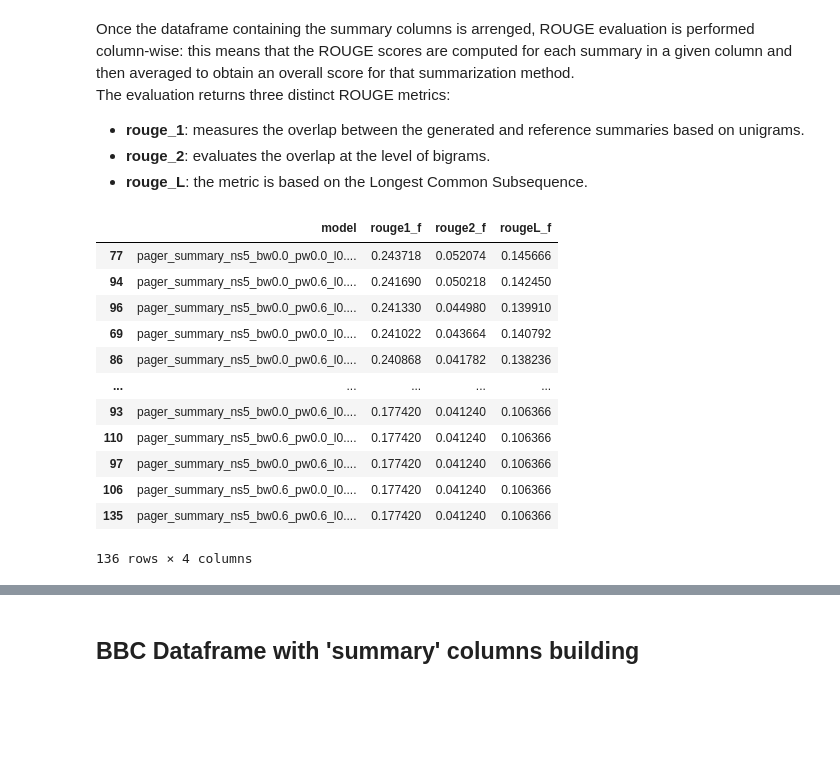
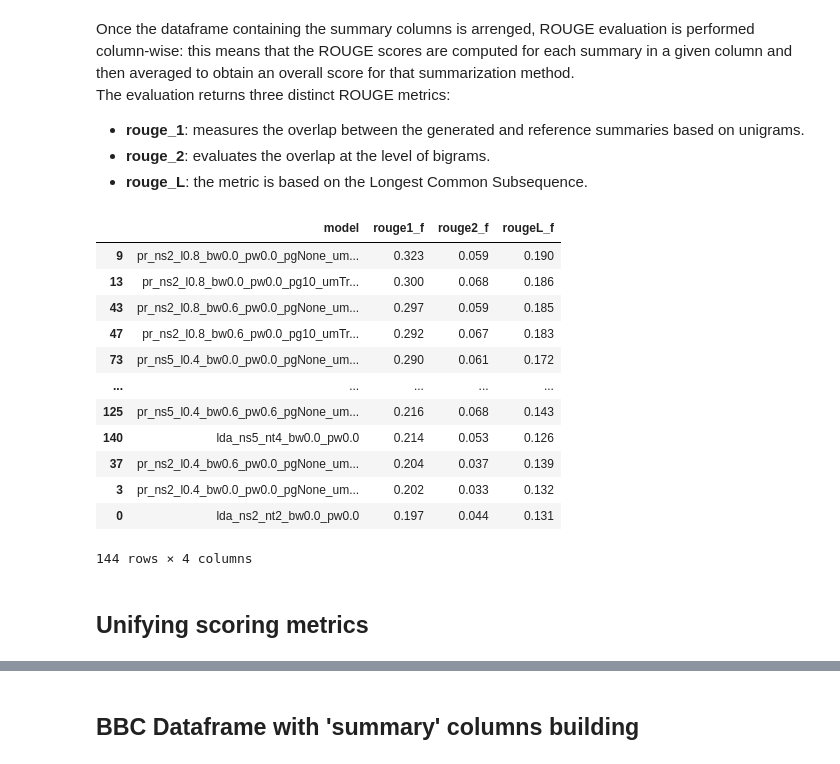
Before and after one commit to mkdib1/text-summarization, a Jupyter notebook: cnn_rouge_tun.ipynb, the cells around one changed output, grey strips where cells are left out. Cells and saved outputs as stored; diff of their text form; code cells hidden in the pictures; blank space fills up the shorter version.

```diff
--- a/cnn_rouge_tun.ipynb
+++ b/cnn_rouge_tun.ipynb
@@ -121,4 +208,4 @@ Despite row data can be found here https://github.com/google-deepmind/rc-data ,
 # %%
 df_cnn = pd.read_csv(cnn_path, sep=",", usecols=['article', 'highlights']) # cnn df read
 df_cnn = df_cnn.rename(columns={'article': 'news', 'highlights': 'ref_summary'}) # col rename
-df_cnn = df_cnn.sample(frac=0.05, random_state=123) # Using 5% of the rows for sustainable tuningg
+df_cnn = df_cnn.sample(frac=0.01, random_state=123) # Using 5% of the rows for sustainable tuningg
@@ -124,0 +214,4 @@ df_cnn = df_cnn.sample(frac=0.05, random_state=123) # Using 5% of the rows for s
+# %%
+df_cnn_cln = clean_fulltext_column(df_cnn, column='news')
+df_cnn_cln = clean_ref_summary_column(df_cnn, column='ref_summary')
+df_cnn_cln
@@ -133,30 +237,30 @@ The procedure returns a pandas.DataFrame containing, for each iteration of hyper
 tqdm.pandas()
 
 # Grid search using custom-defined parameter values
-b_ws = [0.0, 0.6]
-p_ws = [0.0, 0.6]
-lambda_param = [0.2, 0.8]
 num_sent = [2, 5]
-num_top = [2, 4]
+num_topic = [2, 4]
+bonus_weights = [0.0, 0.6]
+penalty_weights = [0.0, 0.6]
+lamb_list = [0.4, 0.8]
 pgs = [None, 10]
 models = [None, model]
 use_mmr = [True, False]
 
+# LDA
 for num in num_sent:
-    for n_t in num_top:
-        for b_w in b_ws:
-            for p_w in p_ws:
-                # LDA
+    for n_t in num_topic:
+        for b_w in bonus_weights:
+            for p_w in penalty_weights:
                 lda_func = partial(build_lda_summary, nlp, num_s=num, nt=n_t, stop_words=all_stopwords, bonus_weight=b_w, penalty_weight=p_w)
-                df_cnn[f'lda_summary_ns{num}_nt{n_t}_bw{b_w}_pw{p_w}'] = df_cnn.progress_apply(lda_func, axis=1)
+                df_cnn_cln[f'lda_ns{num}_nt{n_t}_bw{b_w}_pw{p_w}'] = df_cnn_cln.progress_apply(lda_func, axis=1)
 
                 # Pagerank-MMR
-                for lmbd in lambda_param:
+                for lmbd in lamb_list:
                     for pg in pgs:
                         for mod in models:
                             for um in use_mmr:
                                 pager_func = partial(build_pager_summary, nlp, pg=pg, num_s=num, lmbd_p=lmbd, stop_words=all_stopwords, bonus_weight=b_w, penalty_weight=p_w, model=mod, use_mmr=um)
-                                df_cnn[f'pager_summary_ns{num}_bw{b_w}_pw{p_w}_l{lmbd}_pg{pg}_mod{mod}_um{um}'] = df_cnn.progress_apply(pager_func, axis=1)
+                                df_cnn_cln[f'pr_ns{num}_l{lmbd}_bw{b_w}_pw{p_w}_pg{pg}_um{um}_mod{mod}'] = df_cnn_cln.progress_apply(pager_func, axis=1)
 # %% [markdown]
 ## ROUGE computing
 # %% [markdown]
@@ -167,21 +271,23 @@ The evaluation returns three distinct ROUGE metrics:
 * **rouge_2**: evaluates the overlap at the level of bigrams.<br>
 * **rouge_L**: the metric is based on the Longest Common Subsequence.
 # %%
-prediction_cols = [col for col in df_cnn.columns if col.startswith('lda_summary') or col.startswith('pager_summary')]
-df_rouge = compute_rouge_multiple_columns(df_cnn, prediction_cols)
+prediction_cols = [col for col in df_cnn_cln.columns if col.startswith('lda') or col.startswith('pr')]
+df_rouge = compute_rouge_multiple_columns(df_cnn_cln, prediction_cols)
+df_rouge
 # df_rouge.to_csv('Data/results/rouge_scores.csv', sep=";", index=False) # results df writing
-df_rouge
 # %% [output]
 |  | model | rouge1_f | rouge2_f | rougeL_f |
-| 77 | pager_summary_ns5_bw0.0_pw0.0_l0.... | 0.243718 | 0.052074 | 0.145666 |
-| 94 | pager_summary_ns5_bw0.0_pw0.6_l0.... | 0.241690 | 0.050218 | 0.142450 |
-| 96 | pager_summary_ns5_bw0.0_pw0.6_l0.... | 0.241330 | 0.044980 | 0.139910 |
-| 69 | pager_summary_ns5_bw0.0_pw0.0_l0.... | 0.241022 | 0.043664 | 0.140792 |
-| 86 | pager_summary_ns5_bw0.0_pw0.6_l0.... | 0.240868 | 0.041782 | 0.138236 |
+| 9 | pr_ns2_l0.8_bw0.0_pw0.0_pgNone_um... | 0.323 | 0.059 | 0.190 |
+| 13 | pr_ns2_l0.8_bw0.0_pw0.0_pg10_umTr... | 0.300 | 0.068 | 0.186 |
+| 43 | pr_ns2_l0.8_bw0.6_pw0.0_pgNone_um... | 0.297 | 0.059 | 0.185 |
+| 47 | pr_ns2_l0.8_bw0.6_pw0.0_pg10_umTr... | 0.292 | 0.067 | 0.183 |
+| 73 | pr_ns5_l0.4_bw0.0_pw0.0_pgNone_um... | 0.290 | 0.061 | 0.172 |
 | ... | ... | ... | ... | ... |
-| 93 | pager_summary_ns5_bw0.0_pw0.6_l0.... | 0.177420 | 0.041240 | 0.106366 |
-| 110 | pager_summary_ns5_bw0.6_pw0.0_l0.... | 0.177420 | 0.041240 | 0.106366 |
-| 97 | pager_summary_ns5_bw0.0_pw0.6_l0.... | 0.177420 | 0.041240 | 0.106366 |
-| 106 | pager_summary_ns5_bw0.6_pw0.0_l0.... | 0.177420 | 0.041240 | 0.106366 |
-| 135 | pager_summary_ns5_bw0.6_pw0.6_l0.... | 0.177420 | 0.041240 | 0.106366 |
+| 125 | pr_ns5_l0.4_bw0.6_pw0.6_pgNone_um... | 0.216 | 0.068 | 0.143 |
+| 140 | lda_ns5_nt4_bw0.0_pw0.0 | 0.214 | 0.053 | 0.126 |
+| 37 | pr_ns2_l0.4_bw0.6_pw0.0_pgNone_um... | 0.204 | 0.037 | 0.139 |
+| 3 | pr_ns2_l0.4_bw0.0_pw0.0_pgNone_um... | 0.202 | 0.033 | 0.132 |
+| 0 | lda_ns2_nt2_bw0.0_pw0.0 | 0.197 | 0.044 | 0.131 |
-136 rows × 4 columns
+144 rows × 4 columns
+# %% [markdown]
+## Unifying scoring metrics
```
Also changed, not shown: parts of 14 cells of this notebook, 11 other files.
